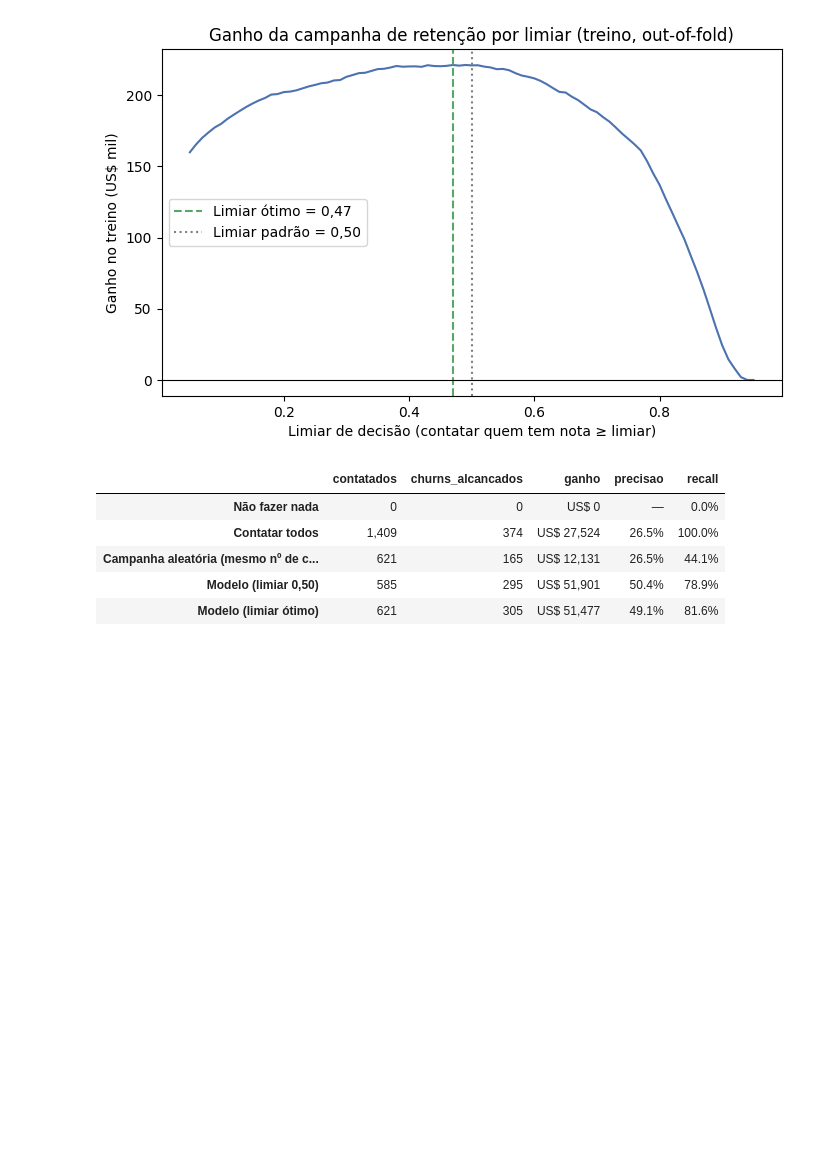
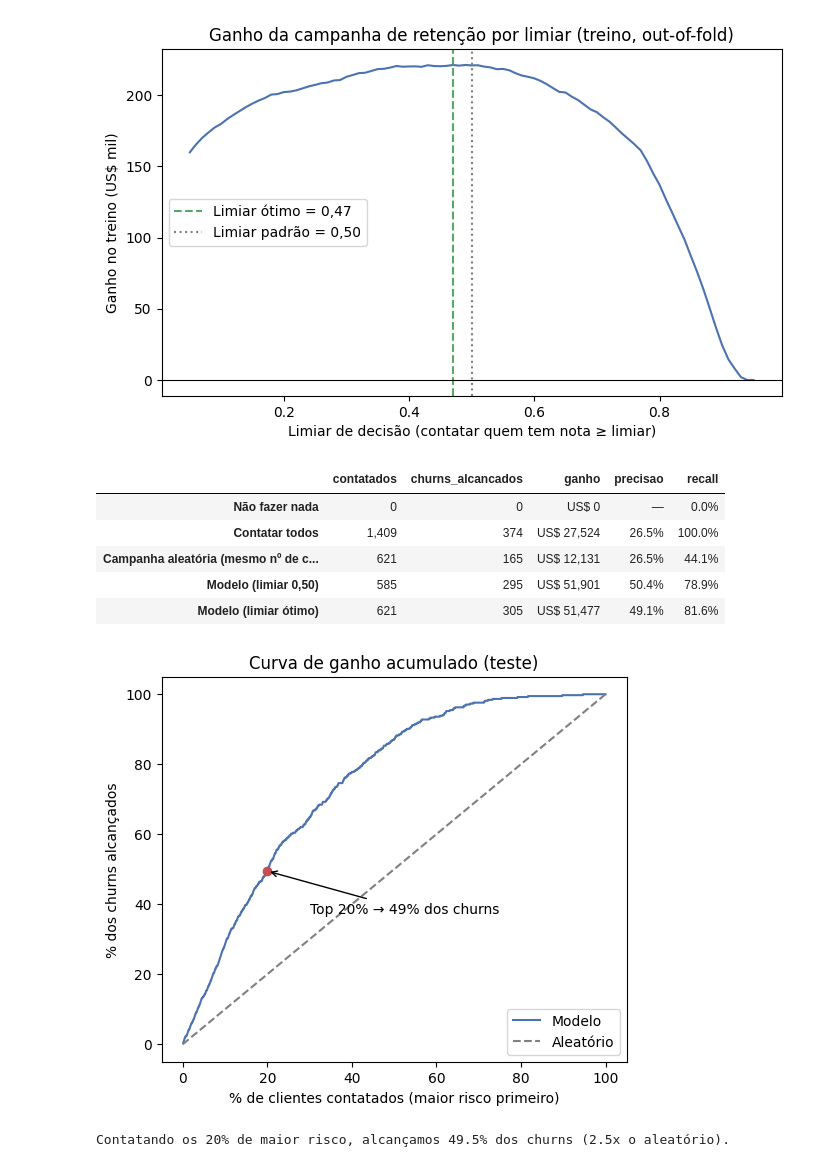
Before and after one commit to FranciscoGSilverio/C318_ML, a Jupyter notebook: churn.ipynb, the cells around one changed output. Cells and saved outputs as stored; diff of their text form; code cells hidden in the pictures; blank space fills up the shorter version.

Commit message:
feat(T05): adiciona curva de ganho acumulado (figura 6)

```diff
--- a/churn.ipynb
+++ b/churn.ipynb
@@ -373,3 +373,28 @@ tab_cenarios.style.format({'contatados': '{:,.0f}', 'churns_alcancados': '{:,.0f
 | Campanha aleatória (mesmo nº de c... | 621 | 165 | US$ 12,131 | 26.5% | 44.1% |
 | Modelo (limiar 0,50) | 585 | 295 | US$ 51,901 | 50.4% | 78.9% |
 | Modelo (limiar ótimo) | 621 | 305 | US$ 51,477 | 49.1% | 81.6% |
+# %%
+ordem = np.argsort(-proba_test)                         # do maior risco para o menor
+captura = np.cumsum(y_test.values[ordem]) / y_test.sum()  # % dos churns alcançados
+pct_contatados = np.arange(1, len(ordem) + 1) / len(ordem)
+
+i20 = int(np.ceil(0.2 * len(ordem))) - 1
+captura_20 = captura[i20]
+
+fig, ax = plt.subplots(figsize=(6, 5))
+ax.plot(pct_contatados * 100, captura * 100, color='#4C72B0', label='Modelo')
+ax.plot([0, 100], [0, 100], color='gray', ls='--', label='Aleatório')
+ax.scatter([20], [captura_20 * 100], color='#C44E52', zorder=3)
+ax.annotate(f'Top 20% → {captura_20:.0%} dos churns', (20, captura_20 * 100),
+            xytext=(30, captura_20 * 100 - 12), arrowprops=dict(arrowstyle='->'))
+ax.set_xlabel('% de clientes contatados (maior risco primeiro)')
+ax.set_ylabel('% dos churns alcançados')
+ax.set_title('Curva de ganho acumulado (teste)')
+ax.legend(loc='lower right')
+fig.savefig('figures/06_curva_ganho_acumulado.png', dpi=150, bbox_inches='tight')
+plt.show()
+print(f'Contatando os 20% de maior risco, alcançamos {captura_20:.1%} dos churns '
+      f'({captura_20 / 0.2:.1f}x o aleatório).')
+# %% [output]
+[figure, added]
+Contatando os 20% de maior risco, alcançamos 49.5% dos churns (2.5x o aleatório).
```
Also changed, not shown: 1 other file.
